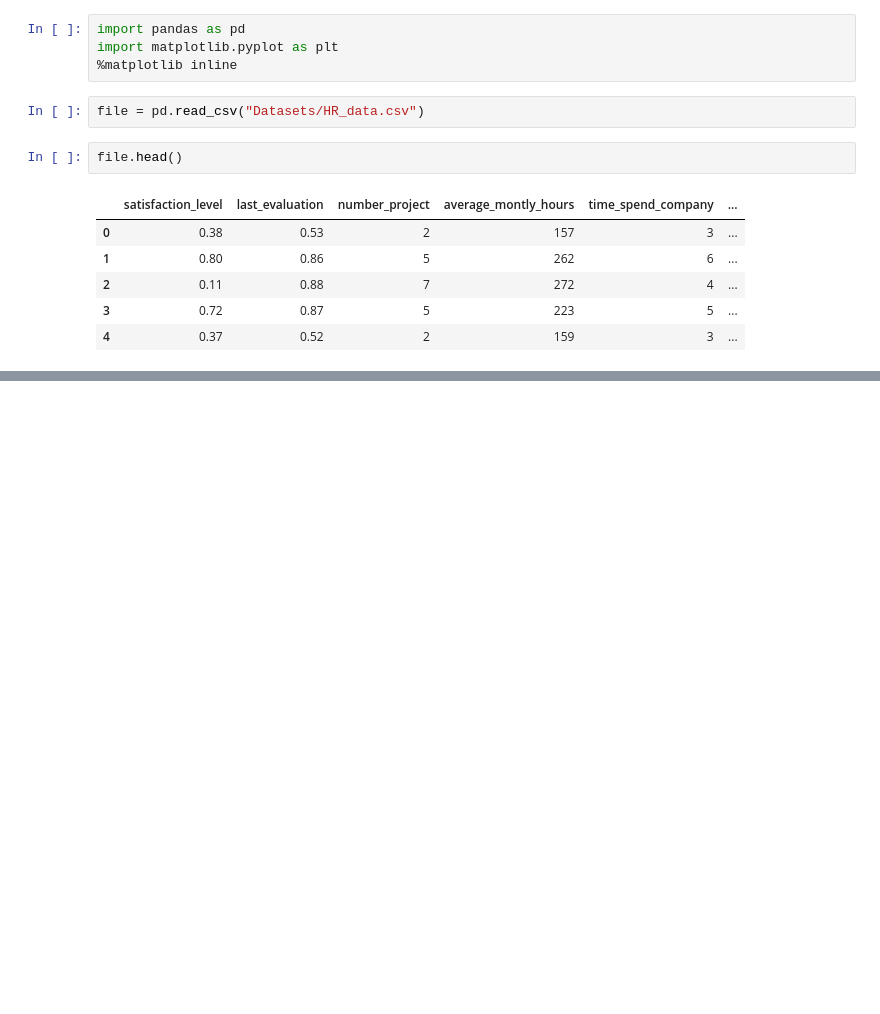
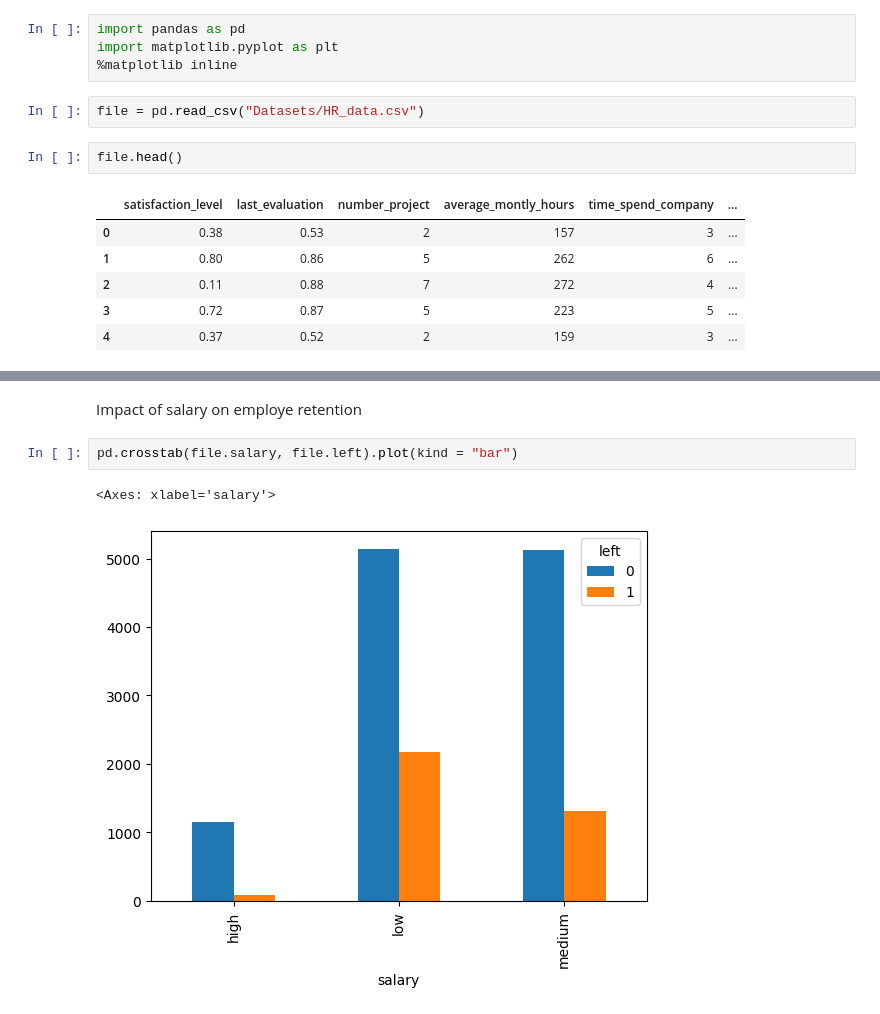
Before and after one commit to rk-3131/Machine-Learning, a Jupyter notebook: Logistic Regression/LR Exercise.ipynb, the cells around one changed output, grey strips where cells are left out. Drawn from its saved outputs; the diff is of its cells as text; blank space fills up the shorter version.

```diff
--- a/Logistic Regression/LR Exercise.ipynb
+++ b/Logistic Regression/LR Exercise.ipynb
@@ -25,0 +48,7 @@ plt.bar(file.Department, file.left)
+# %% [markdown]
+Impact of salary on employe retention
+# %%
+pd.crosstab(file.salary, file.left).plot(kind = "bar")
+# %% [output]
+<Axes: xlabel='salary'>
+[figure, added]
```
Also changed, not shown: parts of 30 cells of this notebook, 4 other files.
